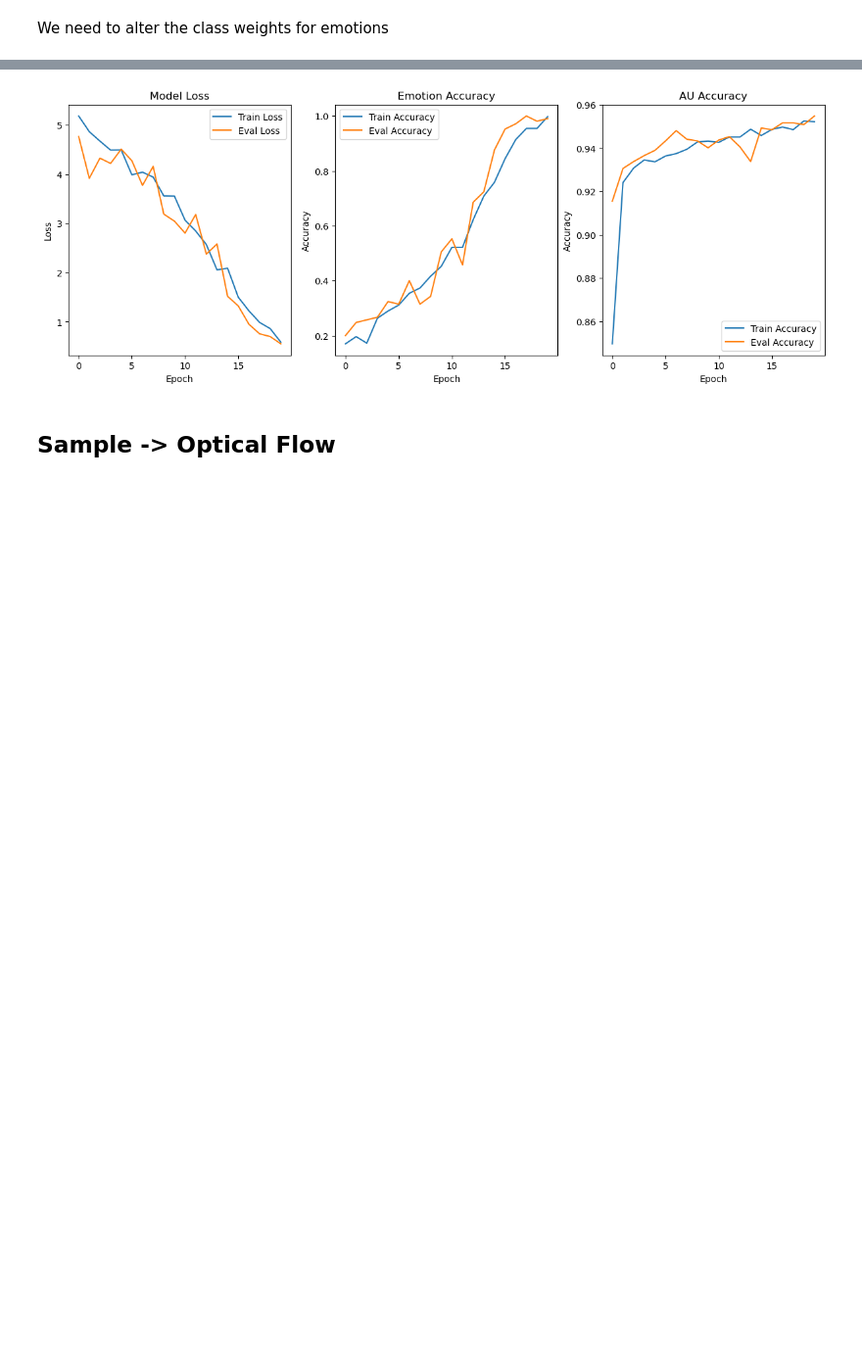
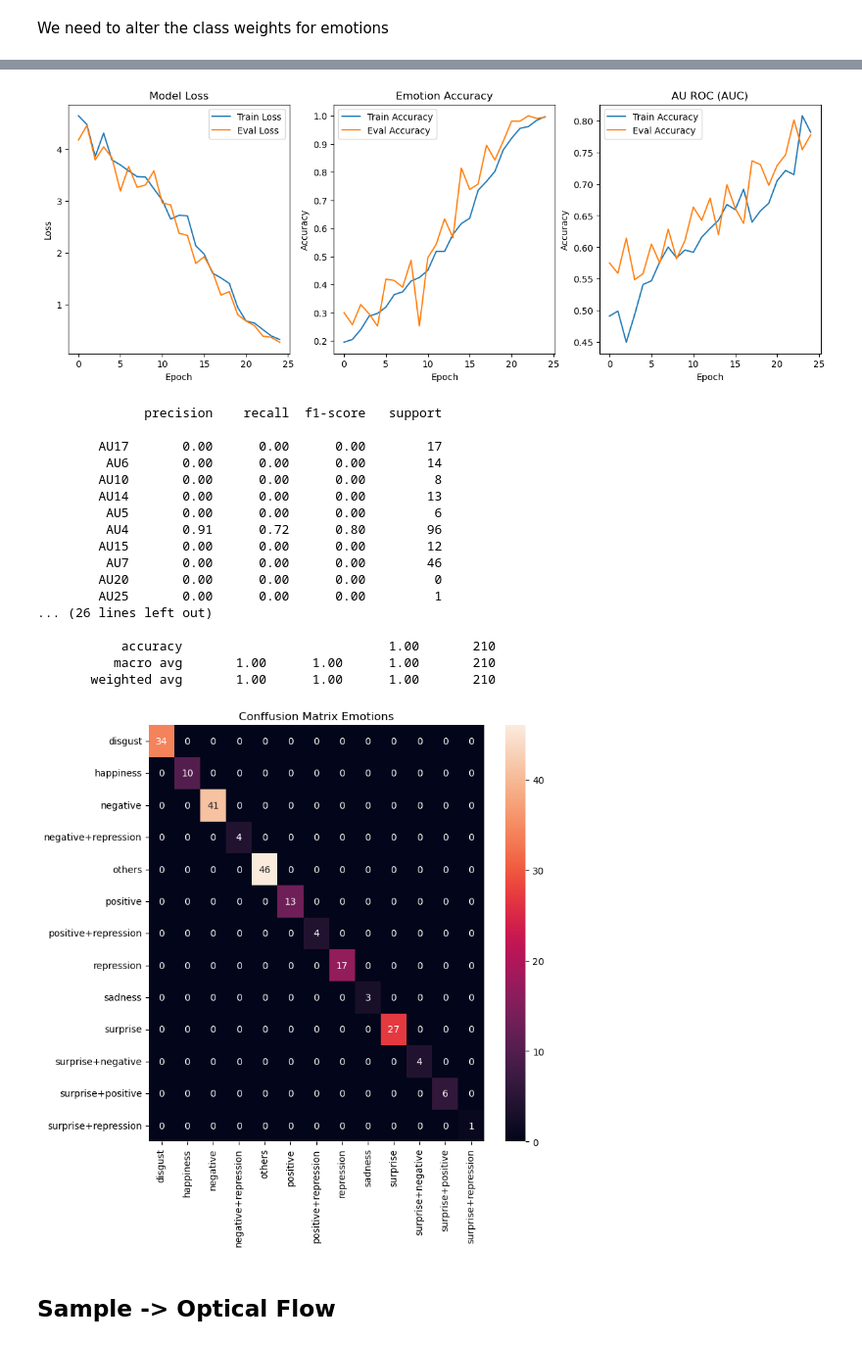
Before and after one commit to littlemicrowave/ME-based-emotion-classifier, a Jupyter notebook: models/CNN_LSTM.ipynb, the cells around one changed output, grey strips where cells are left out. Shown: that part at 98% size. Drawn from its saved outputs; the diff is of its cells as text; code cells hidden in the pictures; blank space fills up the shorter version.

```diff
--- a/models/CNN_LSTM.ipynb
+++ b/models/CNN_LSTM.ipynb
@@ -39,7 +38,7 @@ CHANNELS = 1 if len(concatted.shape) <= 4 else concatted.shape[4]
 le = LabelEncoder()
 le.fit(labels["emotion"])
 emotions = le.transform(labels["emotion"])
-aus = labels[labels.columns[1:]].to_numpy()
+aus = labels[labels.columns[:-1]].to_numpy()
 DATA_SIZE = concatted.shape[0]
 # %% [markdown]
 We need to alter the class weights for emotions
@@ -109,10 +125,10 @@ def frame_encoder(input_shape=None, pooling=None):
     x = tf.keras.layers.ZeroPadding2D(padding=(1, 1))(x)
     x = tf.keras.layers.MaxPooling2D((3, 3), strides=(2, 2))(x)
 
-    x = make_blocks(x, filter_num=64, blocks=1)
-    x = make_blocks(x, filter_num=128, blocks=1, stride=2)
-    x = make_blocks(x, filter_num=256, blocks=2, stride=2)
-    #x = make_block_layers(x, filter_num=512,blocks=2, stride=2)
+    x = make_blocks(x, filter_num=64, blocks=1, stride=1) #blocks 2
+    x = make_blocks(x, filter_num=128, blocks=1, stride=2) #blocks 2, one downsampling
+    x = make_blocks(x, filter_num=256, blocks=2, stride=2) #blocks 2, two downsamplings
+    #x = make_block_layers(x, filter_num=512,blocks=2, stride=2) # reducing model complexity
     if pooling == 'avg':
         x = tf.keras.layers.GlobalAveragePooling2D()(x)
     elif pooling == 'max':
@@ -169,18 +187,17 @@ ________________________________________________________________________________
 # %%
-EPOCHS = 20
+EPOCHS = 25
 model.compile(
     optimizer=tf.keras.optimizers.Adam(learning_rate=0.0001),
     loss={
         "emotion_logits": weighted_loss,
-        "au_logits": tf.keras.losses.BinaryCrossentropy(from_logits=False)
+        "au_logits": tf.keras.losses.BinaryFocalCrossentropy(apply_class_balancing=True) #tf.keras.losses.BinaryCrossentropy(from_logits=False)
     },
     metrics={
         "emotion_logits": tf.keras.metrics.SparseCategoricalAccuracy(),
-         "au_logits": tf.keras.metrics.BinaryAccuracy()
+         "au_logits": tf.keras.metrics.AUC(multi_label=True)
     },
     loss_weights={"emotion_logits": 1.0, "au_logits": 2.0
      },
 )
 history = model.fit(training, validation_data=validation, epochs = EPOCHS, verbose=1)
-model.save("mag_of.h5")
 # %% [output]
@@ -204,34 +221,79 @@ Epoch 20/20
 # %%
 import matplotlib.pyplot as plt
+from sklearn.metrics import classification_report, confusion_matrix
+import seaborn as sns
 
-EPOCHS = 20
-def results(history):
+def results(history, prefix = ""):
     loss = history.history["loss"]
     val_loss = history.history["val_loss"]
     emotion_train_accuracy = history.history['emotion_logits_sparse_categorical_accuracy']
     emotion_val_accuracy =  history.history['val_emotion_logits_sparse_categorical_accuracy']
-    au_train_accuracy =  history.history['au_logits_binary_accuracy']
-    au_val_accuracy =  history.history['val_au_logits_binary_accuracy']
+    au_train_accuracy =  history.history['au_logits_auc'+ prefix]
+    au_val_accuracy =  history.history['val_au_logits_auc'+ prefix]
 
     def plot_history(data_1, data_2, label, subplot, title):
         x = np.arange(EPOCHS)
         plt.subplot(1, 3, subplot)
         plt.plot(x, data_1, label = f"Train {label}")
         plt.plot(x, data_2, label = f"Eval {label}")
         plt.xlabel("Epoch")
         plt.ylabel(label)
         plt.legend()
         plt.title(title)
 
     plt.figure(figsize = (15, 5))
     plot_history(loss, val_loss, "Loss", 1, "Model Loss")
     plot_history(emotion_train_accuracy, emotion_val_accuracy, "Accuracy", 2, "Emotion Accuracy")
-    plot_history(au_train_accuracy, au_val_accuracy, "Accuracy", 3, "AU Accuracy")
+    plot_history(au_train_accuracy, au_val_accuracy, "Accuracy", 3, "AU ROC (AUC)")
     plt.show()
 
-results(history)
+results(history, "")
+def eval_model(validation_data, model):
+    true_emotions = []
+    true_AUs = []
+    pred_emotions = []
+    pred_AUs = []
+    count = 0
+    for video, (emotion, au_vector) in validation_data:
+        count += 1
+        true_emotions.append(emotion.numpy().squeeze())
+        true_AUs.append(au_vector.numpy().squeeze())
+        pred = model.predict(video, verbose = 0)
+        pred_emotions.append(np.argmax(pred[0]))
+        pred_AUs.append((pred[1] > 0.5).astype(np.int32).squeeze())
+    cr_aus = classification_report(true_AUs, pred_AUs, target_names = labels.columns[:-1], zero_division=0,)
+    target_names_emotions = np.unique(true_emotions)
+    target_names_emotions = le.inverse_transform(target_names_emotions)
+    cr_emotions = classification_report(true_emotions, pred_emotions, target_names=target_names_emotions)
+    cm_emotions = confusion_matrix(true_emotions, pred_emotions)
+    print(cr_aus)
+    print(cr_emotions)
+    plt.figure(figsize=(8,8))
+    sns.heatmap(cm_emotions, annot=True, fmt= "d", xticklabels=target_names_emotions, yticklabels=target_names_emotions)
+    plt.title("Conffusion Matrix Emotions")
+    plt.show()
+
+eval_model(validation, model)
 # %% [output]
-[figure, old version]
+[figure, new version]
+              precision    recall  f1-score   support
+
+        AU17       0.00      0.00      0.00        17
+         AU6       0.00      0.00      0.00        14
+        AU10       0.00      0.00      0.00         8
+        AU14       0.00      0.00      0.00        13
+         AU5       0.00      0.00      0.00         6
+         AU4       0.91      0.72      0.80        96
+        AU15       0.00      0.00      0.00        12
+         AU7       0.00      0.00      0.00        46
+        AU20       0.00      0.00      0.00         0
+        AU25       0.00      0.00      0.00         1
+... (26 lines left out)
+
+           accuracy                           1.00       210
+          macro avg       1.00      1.00      1.00       210
+       weighted avg       1.00      1.00      1.00       210
+[figure, added]
 # %% [markdown]
 ## Sample -> Optical Flow
 # %%
```
Also changed, not shown: parts of 18 cells of this notebook, 3 other files.
